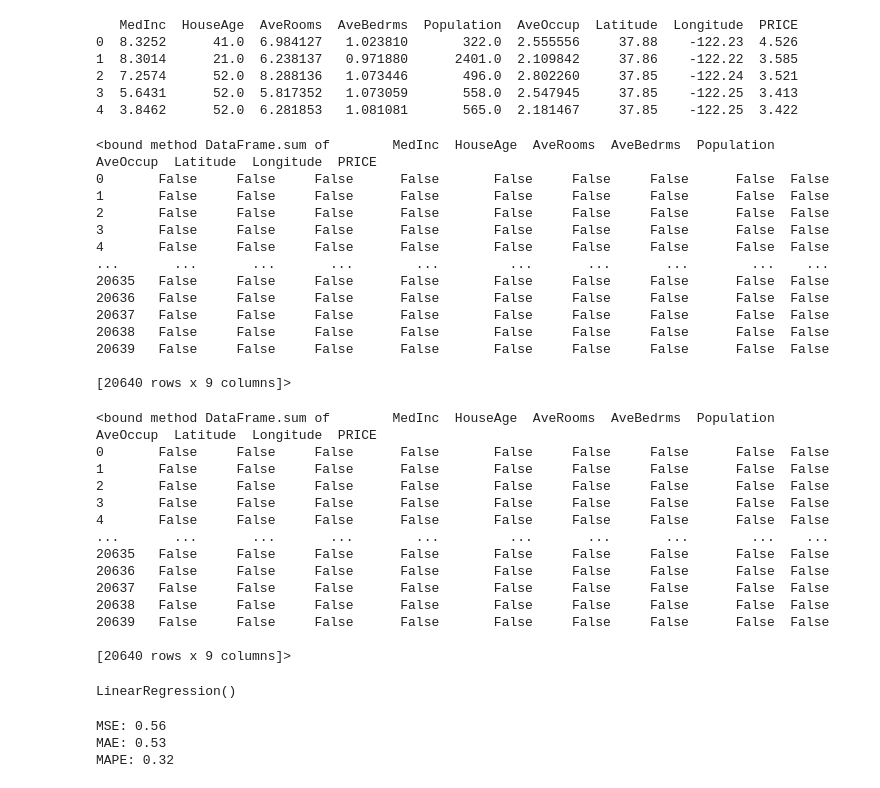
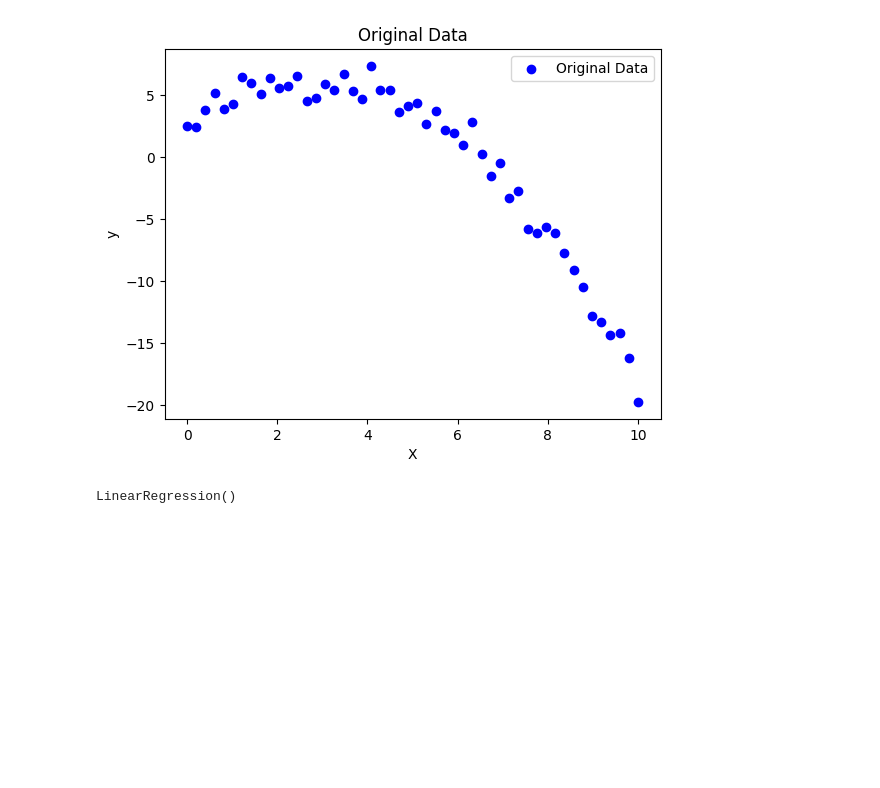
Before and after one commit to 2403A51L15/batch-51-52-data-mining, a Jupyter notebook: 2403A51L15_Batch_51.ipynb, the cells around one changed output. Drawn from its saved outputs; the diff is of its cells as text; code cells hidden in the pictures; blank space fills up the shorter version.

```diff
--- a/2403A51L15_Batch_51.ipynb
+++ b/2403A51L15_Batch_51.ipynb
@@ -19,52 +9,13 @@ data=pd.DataFrame(california.data,columns=california.feature_names)
-# %%
-data['PRICE']=california.target
-print(data.head())
-# %% [output]
-   MedInc  HouseAge  AveRooms  AveBedrms  Population  AveOccup  Latitude  Longitude  PRICE
-0  8.3252      41.0  6.984127   1.023810       322.0  2.555556     37.88    -122.23  4.526
-1  8.3014      21.0  6.238137   0.971880      2401.0  2.109842     37.86    -122.22  3.585
-2  7.2574      52.0  8.288136   1.073446       496.0  2.802260     37.85    -122.24  3.521
-3  5.6431      52.0  5.817352   1.073059       558.0  2.547945     37.85    -122.25  3.413
-4  3.8462      52.0  6.281853   1.081081       565.0  2.181467     37.85    -122.25  3.422
-# %%
-print(data.isnull().sum)
-x=data.drop('PRICE',axis=1)
-y=data['PRICE']
-
-x_train,x_test,y_train,y_test=train_test_split(x,y,test_size=0.2,random_state=42)
-# %% [output]
-<bound method DataFrame.sum of        MedInc  HouseAge  AveRooms  AveBedrms  Population  AveOccup  Latitude  Longitude  PRICE
-0       False     False     False      False       False     False     False      False  False
-1       False     False     False      False       False     False     False      False  False
-2       False     False     False      False       False     False     False      False  False
-3       False     False     False      False       False     False     False      False  False
-4       False     False     False      False       False     False     False      False  False
-...       ...       ...       ...        ...         ...       ...       ...        ...    ...
-20635   False     False     False      False       False     False     False      False  False
-20636   False     False     False      False       False     False     False      False  False
-20637   False     False     False      False       False     False     False      False  False
-20638   False     False     False      False       False     False     False      False  False
-20639   False     False     False      False       False     False     False      False  False
-
-[20640 rows x 9 columns]>
-# %%
-print(data.isnull().sum)
-x=data.drop('PRICE',axis=1)
-y=data['PRICE']
-
-x_train,x_test,y_train,y_test=train_test_split(x,y,test_size=0.2,random_state=42)
-# %% [output]
-<bound method DataFrame.sum of        MedInc  HouseAge  AveRooms  AveBedrms  Population  AveOccup  Latitude  Longitude  PRICE
-0       False     False     False      False       False     False     False      False  False
-1       False     False     False      False       False     False     False      False  False
-2       False     False     False      False       False     False     False      False  False
-3       False     False     False      False       False     False     False      False  False
-4       False     False     False      False       False     False     False      False  False
-...       ...       ...       ...        ...         ...       ...       ...        ...    ...
-20635   False     False     False      False       False     False     False      False  False
-20636   False     False     False      False       False     False     False      False  False
-20637   False     False     False      False       False     False     False      False  False
-20638   False     False     False      False       False     False     False      False  False
-20639   False     False     False      False       False     False     False      False  False
-
-[20640 rows x 9 columns]>
+# %%
+np.random.seed(42)
+X = np.linspace(0, 10, 50).reshape(-1, 1)
+y = 2 + 3 * X - 0.5 * X**2 + np.random.normal(0, 1, X.shape)
+# %%
+plt.scatter(X, y, color='blue', label='Original Data')
+plt.xlabel('X')
+plt.ylabel('y')
+plt.title('Original Data')
+plt.legend()
+plt.show()
+# %% [output]
+[figure, added]
@@ -74,14 +28,2 @@ model.fit(x_train,y_train)
 # %% [output]
 LinearRegression()
-# %%
-model.predict(x_test)
-mse=mean_squared_error(y_test,model.predict(x_test))
-mae=mean_absolute_error(y_test,model.predict(x_test))
-mape=mean_absolute_percentage_error(y_test,model.predict(x_test))
-print(f'MSE: {mse:.2f}')
-print(f'MAE: {mae:.2f}')
-print(f'MAPE: {mape:.2f}')
-# %% [output]
-MSE: 0.56
-MAE: 0.53
-MAPE: 0.32
```
Also changed, not shown: parts of 10 cells of this notebook.
